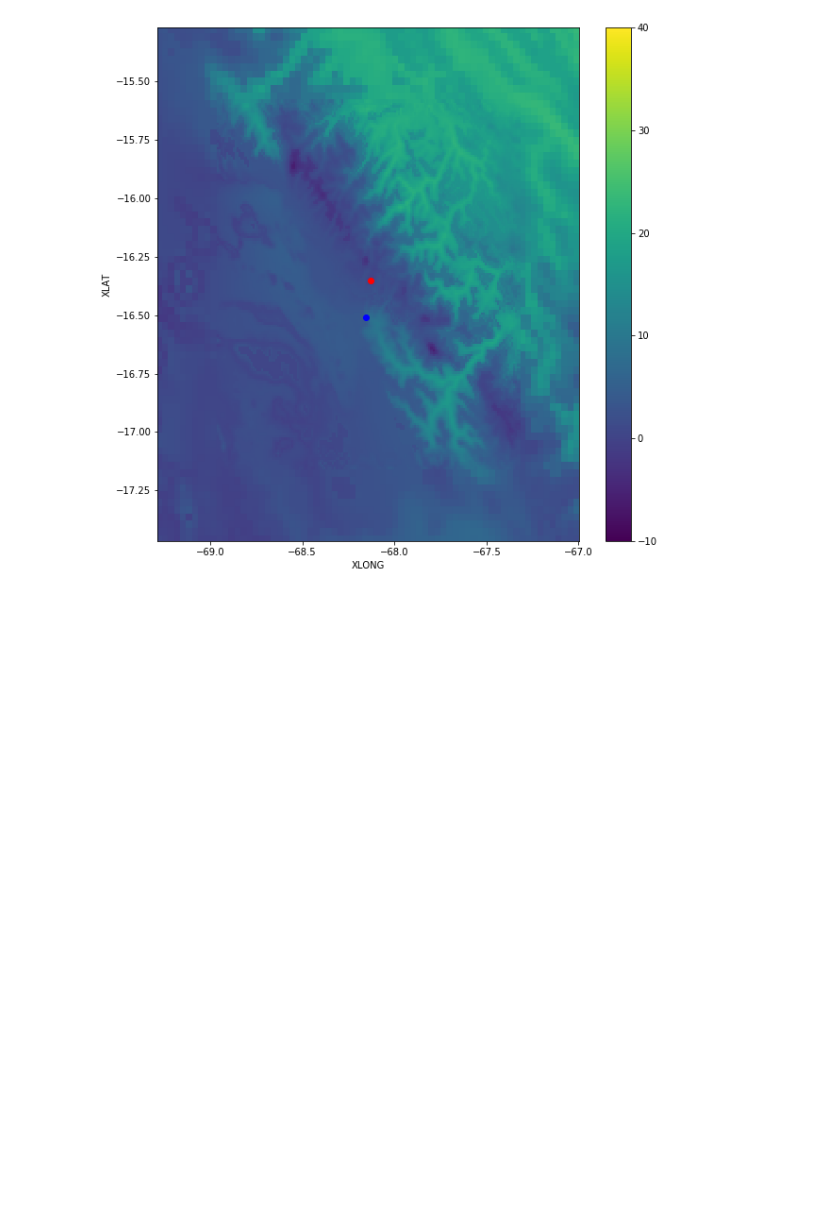
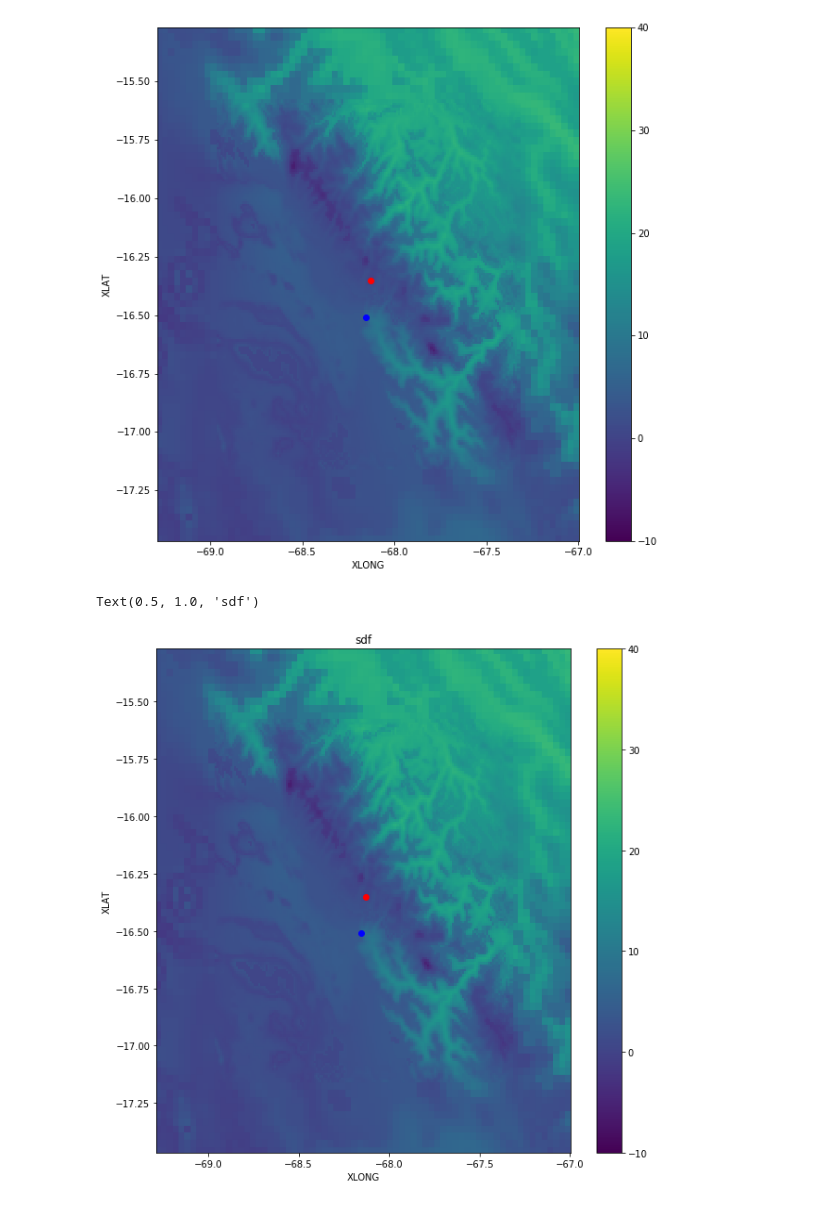
Before and after one commit to daliagachc/tucu-april, a Jupyter notebook: nbs/Untitled1.ipynb, the cells around one changed output. Saved outputs shown, nothing was run; the diff lists cells and outputs as text; code cells hidden in the pictures; blank space fills up the shorter version.

```diff
--- a/nbs/Untitled1.ipynb
+++ b/nbs/Untitled1.ipynb
@@ -66,3 +66,11 @@ ax.scatter(*ye.LOLA_LPZ,c='b')
 # %% [output]
 <matplotlib.collections.PathCollection at 0x...>
 [figure]
+# %%
+ax.set_title('sdf')
+# %% [output]
+Text(0.5, 1.0, 'sdf')
+# %%
+fig
+# %% [output]
+[figure, added]
```
Also changed, not shown: parts of 2 cells of this notebook, 4 other files.
